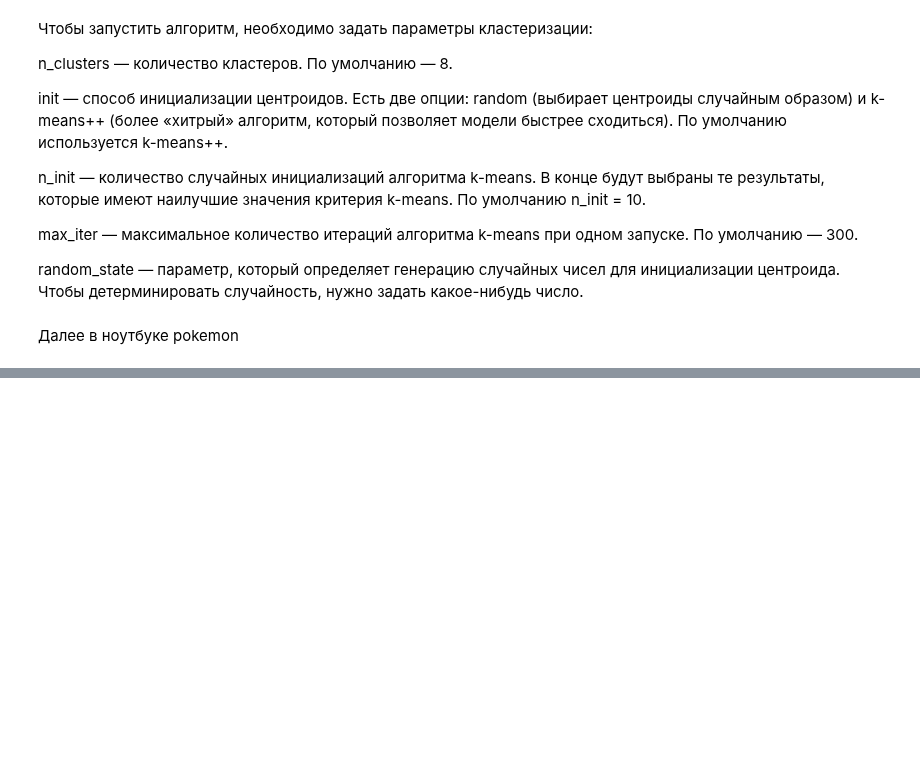
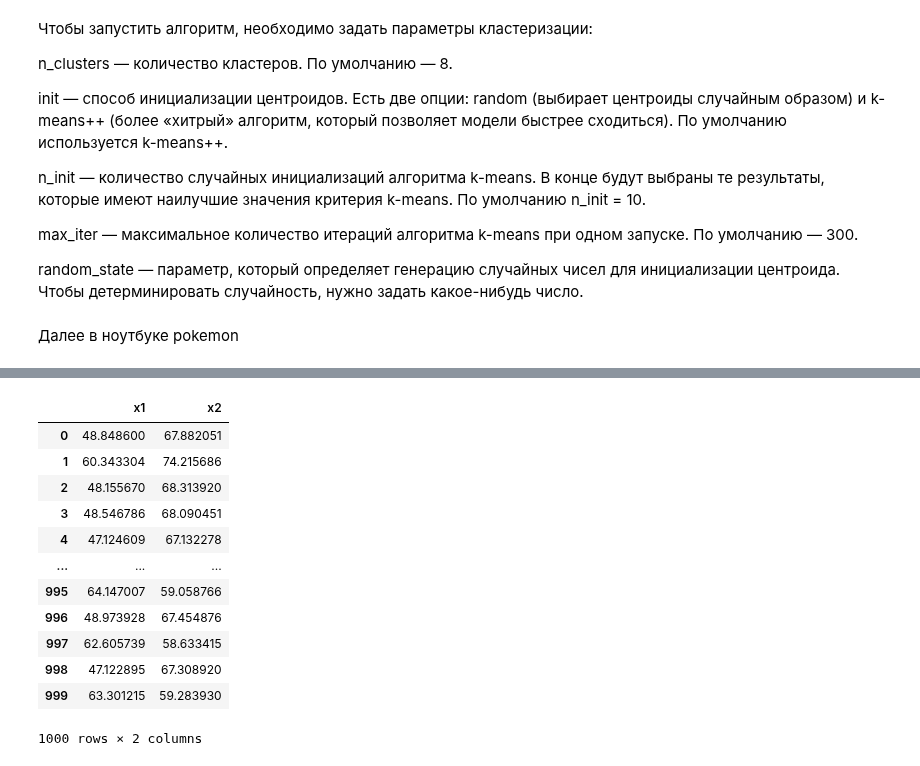
Before and after one commit to d3enjan/sf_data_science, a Jupyter notebook: skillfactory/ML-4. Обучение без учителя кластеризация и техники понижения размерности/2. Введение в обучение без учителя. Базовая кластеризация.ipynb, the cells around one changed output, grey strips where cells are left out. Drawn from its saved outputs; the diff is of its cells as text; code cells hidden in the pictures; blank space fills up the shorter version.

```diff
--- a/skillfactory/ML-4. Обучение без учителя кластеризация и техники понижения размерности/2. Введение в обучение без учителя. Базовая кластеризация.ipynb
+++ b/skillfactory/ML-4. Обучение без учителя кластеризация и техники понижения размерности/2. Введение в обучение без учителя. Базовая кластеризация.ipynb
@@ -57,0 +89,20 @@ random_state — параметр, который определяет гене
+# %%
+import numpy as np
+import pandas as pd
+
+data = pd.read_csv('data/values_from_the_instrument.csv')
+data
+# %% [output]
+|  | x1 | x2 |
+| 0 | 48.848600 | 67.882051 |
+| 1 | 60.343304 | 74.215686 |
+| 2 | 48.155670 | 68.313920 |
+| 3 | 48.546786 | 68.090451 |
+| 4 | 47.124609 | 67.132278 |
+| ... | ... | ... |
+| 995 | 64.147007 | 59.058766 |
+| 996 | 48.973928 | 67.454876 |
+| 997 | 62.605739 | 58.633415 |
+| 998 | 47.122895 | 67.308920 |
+| 999 | 63.301215 | 59.283930 |
+1000 rows × 2 columns
```
Also changed, not shown: parts of 14 cells of this notebook.
